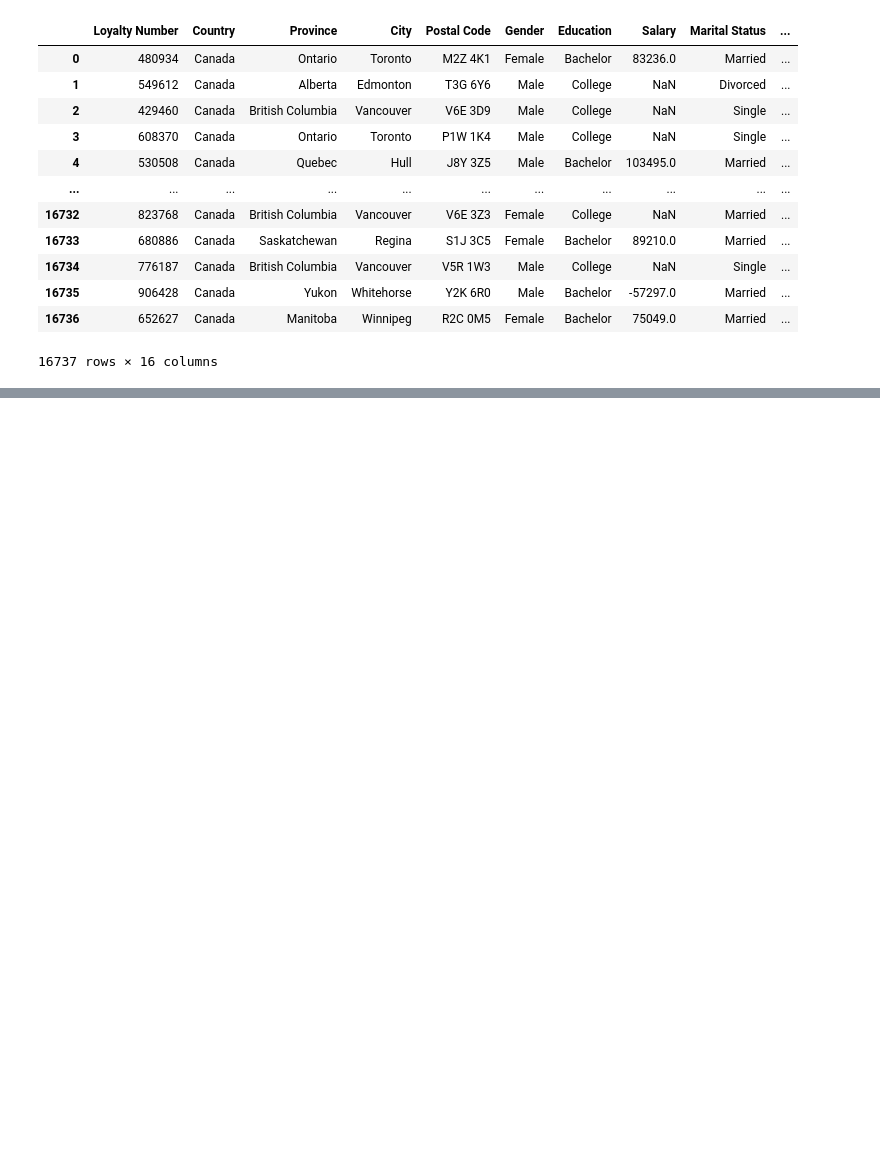
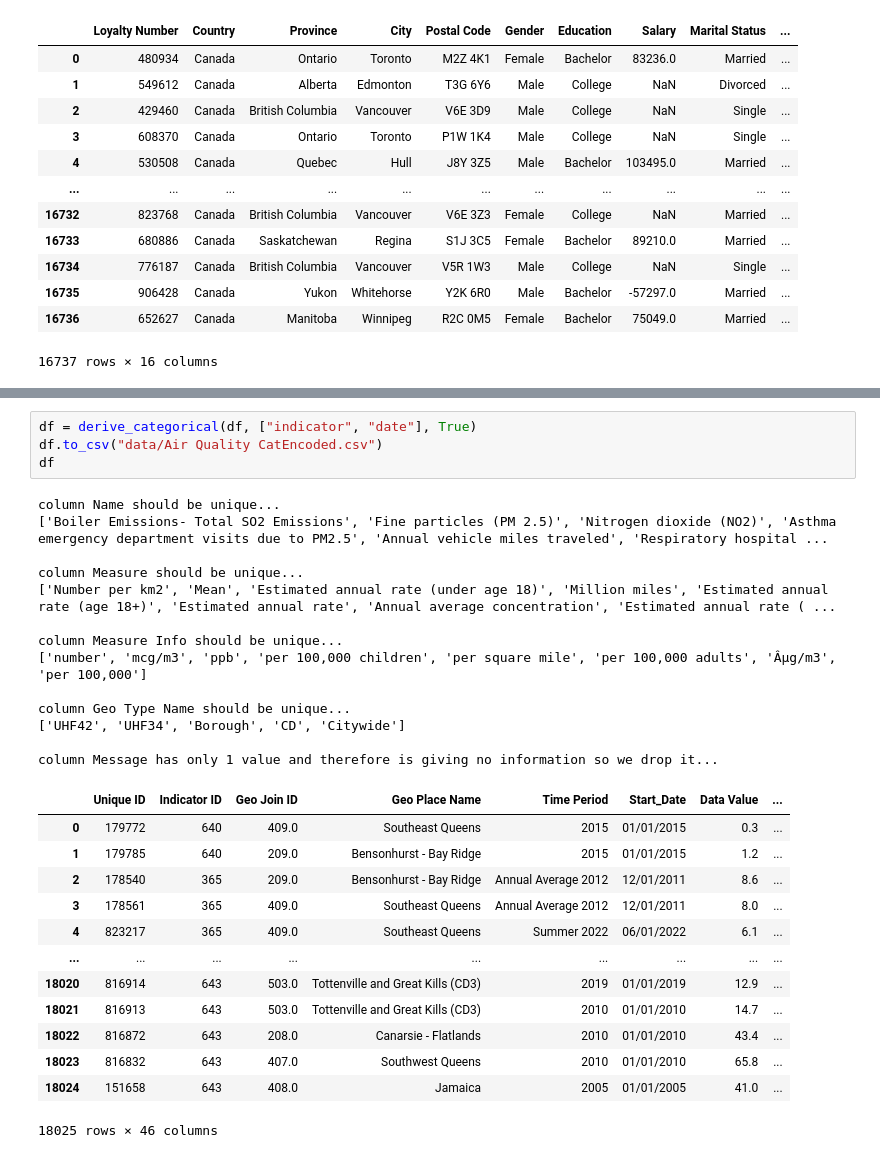
Before and after one commit to adeldelvalle/FA_RL_Sketches, a Jupyter notebook: playground.ipynb, the cells around one changed output, grey strips where cells are left out. Saved outputs shown, nothing was run; the diff lists cells and outputs as text; blank space fills up the shorter version.

```diff
--- a/playground.ipynb
+++ b/playground.ipynb
@@ -232,0 +294,31 @@ Encoding for column Enrollment Type => {'Standard': 0, '2018 Promotion': 1}
+# %%
+df = derive_categorical(df, ["indicator", "date"], True)
+df.to_csv("data/Air Quality CatEncoded.csv")
+df
+# %% [output]
+column Name should be unique...
+['Boiler Emissions- Total SO2 Emissions', 'Fine particles (PM 2.5)', 'Nitrogen dioxide (NO2)', 'Asthma emergency department visits due to PM2.5', 'Annual vehicle miles traveled', 'Respiratory hospital ...
+
+column Measure should be unique...
+['Number per km2', 'Mean', 'Estimated annual rate (under age 18)', 'Million miles', 'Estimated annual rate (age 18+)', 'Estimated annual rate', 'Annual average concentration', 'Estimated annual rate ( ...
+
+column Measure Info should be unique...
+['number', 'mcg/m3', 'ppb', 'per 100,000 children', 'per square mile', 'per 100,000 adults', 'Âµg/m3', 'per 100,000']
+
+column Geo Type Name should be unique...
+['UHF42', 'UHF34', 'Borough', 'CD', 'Citywide']
+
+column Message has only 1 value and therefore is giving no information so we drop it...
+|  | Unique ID | Indicator ID | Geo Join ID | Geo Place Name | Time Period | Start_Date | Data Value | ... |
+| 0 | 179772 | 640 | 409.0 | Southeast Queens | 2015 | 01/01/2015 | 0.3 | ... |
+| 1 | 179785 | 640 | 209.0 | Bensonhurst - Bay Ridge | 2015 | 01/01/2015 | 1.2 | ... |
+| 2 | 178540 | 365 | 209.0 | Bensonhurst - Bay Ridge | Annual Average 2012 | 12/01/2011 | 8.6 | ... |
+| 3 | 178561 | 365 | 409.0 | Southeast Queens | Annual Average 2012 | 12/01/2011 | 8.0 | ... |
+| 4 | 823217 | 365 | 409.0 | Southeast Queens | Summer 2022 | 06/01/2022 | 6.1 | ... |
+| ... | ... | ... | ... | ... | ... | ... | ... | ... |
+| 18020 | 816914 | 643 | 503.0 | Tottenville and Great Kills (CD3) | 2019 | 01/01/2019 | 12.9 | ... |
+| 18021 | 816913 | 643 | 503.0 | Tottenville and Great Kills (CD3) | 2010 | 01/01/2010 | 14.7 | ... |
+| 18022 | 816872 | 643 | 208.0 | Canarsie - Flatlands | 2010 | 01/01/2010 | 43.4 | ... |
+| 18023 | 816832 | 643 | 407.0 | Southwest Queens | 2010 | 01/01/2010 | 65.8 | ... |
+| 18024 | 151658 | 643 | 408.0 | Jamaica | 2005 | 01/01/2005 | 41.0 | ... |
+18025 rows × 46 columns
```
Also changed, not shown: parts of 7 cells of this notebook, 4 other files.
